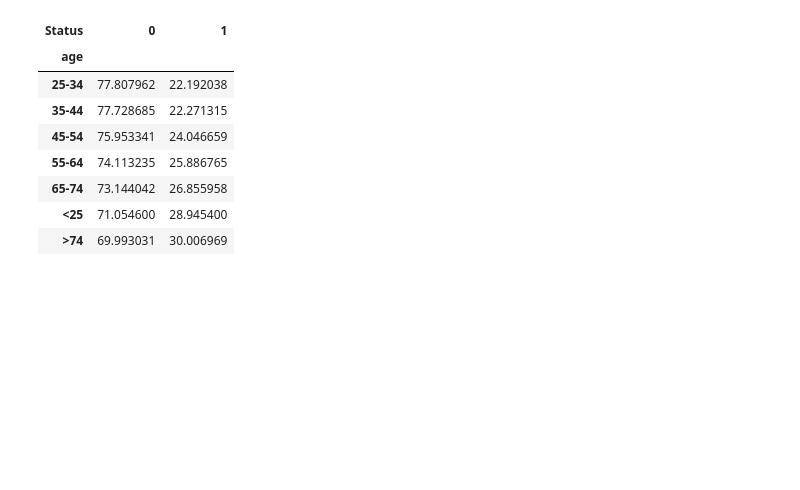
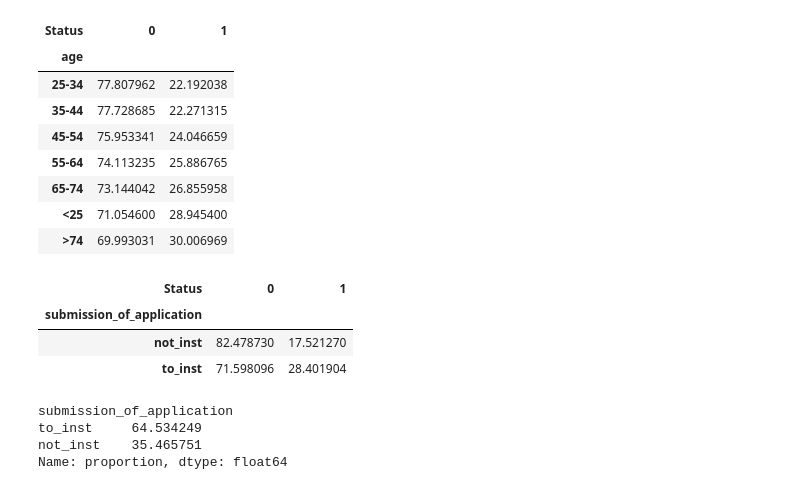
Before and after one commit to YASH280626/loan-default-prediction, a Jupyter notebook: analysis.ipynb, the cells around one changed output. Drawn from its saved outputs; the diff is of its cells as text; code cells hidden in the pictures; blank space fills up the shorter version.

Commit message:
Investigated Submission_of_application against Default Status

```diff
--- a/analysis.ipynb
+++ b/analysis.ipynb
@@ -662,3 +662,18 @@ age_status
 | 65-74 | 73.144042 | 26.855958 |
 | <25 | 71.054600 | 28.945400 |
 | >74 | 69.993031 | 30.006969 |
+# %%
+submission_of_application_status = pd.crosstab(df['submission_of_application'], df['Status'], normalize='index')*100
+submission_of_application_status
+# %% [output]
+| Status | 0 | 1 |
+| submission_of_application |  |  |
+| not_inst | 82.478730 | 17.521270 |
+| to_inst | 71.598096 | 28.401904 |
+# %%
+df['submission_of_application'].value_counts(normalize=True)*100
+# %% [output]
+submission_of_application
+to_inst     64.534249
+not_inst    35.465751
+Name: proportion, dtype: float64
```
